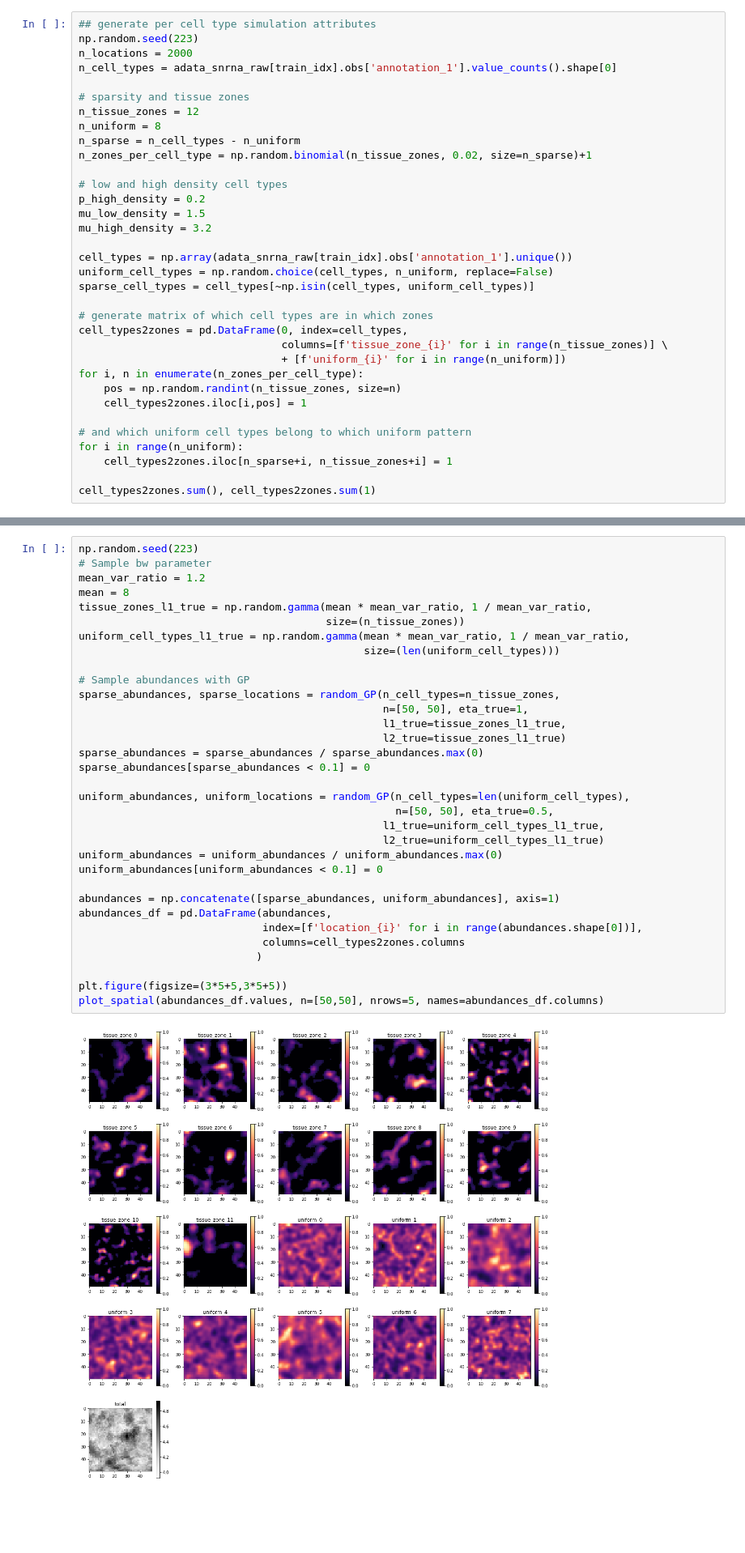
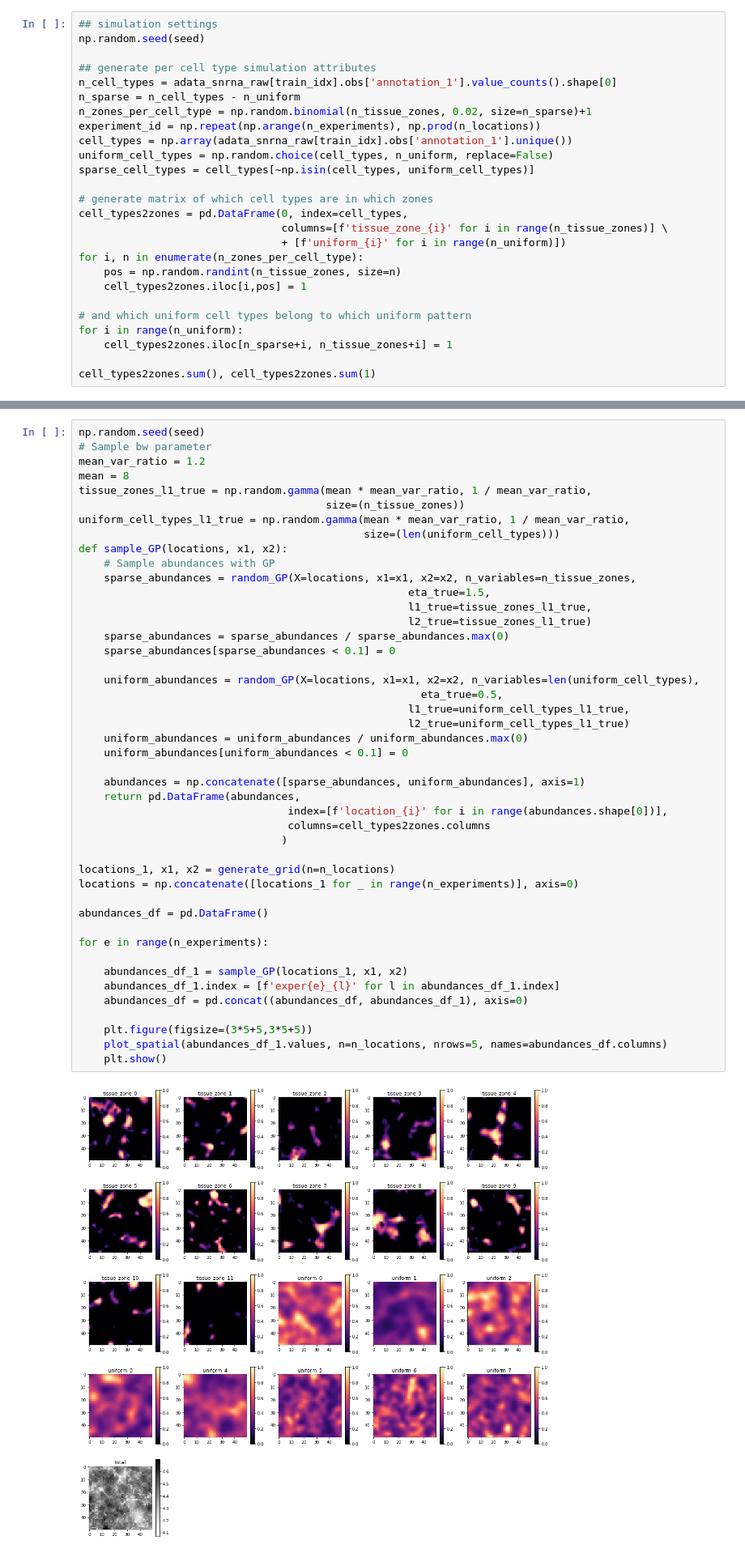
Before and after one commit to vitkl/cell2location_paper, a Jupyter notebook: notebooks/benchmarking/synthetic_data_construction_improved.ipynb, the cells around one changed output, grey strips where cells are left out. Shown at 81% size. Drawn from its saved outputs; the diff is of its cells as text; blank space fills up the shorter version.

```diff
--- a/notebooks/benchmarking/synthetic_data_construction_improved.ipynb
+++ b/notebooks/benchmarking/synthetic_data_construction_improved.ipynb
@@ -114,22 +132,14 @@ adata_snrna_raw[train_idx].obs['annotation_1'].value_counts(), adata_snrna_raw[t
  Name: annotation_1, dtype: int64,
  (49,))
 # %%
+## simulation settings
+np.random.seed(seed)
+
 ## generate per cell type simulation attributes
-np.random.seed(223)
-n_locations = 2000
 n_cell_types = adata_snrna_raw[train_idx].obs['annotation_1'].value_counts().shape[0]
-
-# sparsity and tissue zones
-n_tissue_zones = 12
-n_uniform = 8
 n_sparse = n_cell_types - n_uniform
 n_zones_per_cell_type = np.random.binomial(n_tissue_zones, 0.02, size=n_sparse)+1
-
-# low and high density cell types
-p_high_density = 0.2
-mu_low_density = 1.5
-mu_high_density = 3.2
-
+experiment_id = np.repeat(np.arange(n_experiments), np.prod(n_locations))
 cell_types = np.array(adata_snrna_raw[train_idx].obs['annotation_1'].unique())
 uniform_cell_types = np.random.choice(cell_types, n_uniform, replace=False)
 sparse_cell_types = cell_types[~np.isin(cell_types, uniform_cell_types)]
@@ -327,37 +336,49 @@ def plot_spatial(values, n=[50,50], nrows=5, names=['cell type'],
     plt.colorbar()
     plt.title('total')
 # %%
-np.random.seed(223)
+np.random.seed(seed)
 # Sample bw parameter
 mean_var_ratio = 1.2
 mean = 8
 tissue_zones_l1_true = np.random.gamma(mean * mean_var_ratio, 1 / mean_var_ratio,
                                        size=(n_tissue_zones))
 uniform_cell_types_l1_true = np.random.gamma(mean * mean_var_ratio, 1 / mean_var_ratio,
                                              size=(len(uniform_cell_types)))
+def sample_GP(locations, x1, x2):
+    # Sample abundances with GP
+    sparse_abundances = random_GP(X=locations, x1=x1, x2=x2, n_variables=n_tissue_zones,
+                                                    eta_true=1.5,
+                                                    l1_true=tissue_zones_l1_true,
+                                                    l2_true=tissue_zones_l1_true)
+    sparse_abundances = sparse_abundances / sparse_abundances.max(0)
+    sparse_abundances[sparse_abundances < 0.1] = 0
 
-# Sample abundances with GP
-sparse_abundances, sparse_locations = random_GP(n_cell_types=n_tissue_zones,
-                                                n=[50, 50], eta_true=1,
-                                                l1_true=tissue_zones_l1_true,
-                                                l2_true=tissue_zones_l1_true)
-sparse_abundances = sparse_abundances / sparse_abundances.max(0)
-sparse_abundances[sparse_abundances < 0.1] = 0
+    uniform_abundances = random_GP(X=locations, x1=x1, x2=x2, n_variables=len(uniform_cell_types),
+                                                      eta_true=0.5,
+                                                    l1_true=uniform_cell_types_l1_true,
+                                                    l2_true=uniform_cell_types_l1_true)
+    uniform_abundances = uniform_abundances / uniform_abundances.max(0)
+    uniform_abundances[uniform_abundances < 0.1] = 0
 
-uniform_abundances, uniform_locations = random_GP(n_cell_types=len(uniform_cell_types),
-                                                  n=[50, 50], eta_true=0.5,
-                                                l1_true=uniform_cell_types_l1_true,
-                                                l2_true=uniform_cell_types_l1_true)
-uniform_abundances = uniform_abundances / uniform_abundances.max(0)
-uniform_abundances[uniform_abundances < 0.1] = 0
+    abundances = np.concatenate([sparse_abundances, uniform_abundances], axis=1)
+    return pd.DataFrame(abundances,
+                                 index=[f'location_{i}' for i in range(abundances.shape[0])],
+                                 columns=cell_types2zones.columns
+                                )
 
-abundances = np.concatenate([sparse_abundances, uniform_abundances], axis=1)
-abundances_df = pd.DataFrame(abundances,
-                             index=[f'location_{i}' for i in range(abundances.shape[0])],
-                             columns=cell_types2zones.columns
-                            )
+locations_1, x1, x2 = generate_grid(n=n_locations)
+locations = np.concatenate([locations_1 for _ in range(n_experiments)], axis=0)
 
-plt.figure(figsize=(3*5+5,3*5+5))
-plot_spatial(abundances_df.values, n=[50,50], nrows=5, names=abundances_df.columns)
+abundances_df = pd.DataFrame()
+
+for e in range(n_experiments):
+
+    abundances_df_1 = sample_GP(locations_1, x1, x2)
+    abundances_df_1.index = [f'exper{e}_{l}' for l in abundances_df_1.index]
+    abundances_df = pd.concat((abundances_df, abundances_df_1), axis=0)
+
+    plt.figure(figsize=(3*5+5,3*5+5))
+    plot_spatial(abundances_df_1.values, n=n_locations, nrows=5, names=abundances_df.columns)
+    plt.show()
 # %% [output]
-[figure, old version]
+[figure, new version]
```
Also changed, not shown: parts of 29 cells of this notebook, 5 other files.
